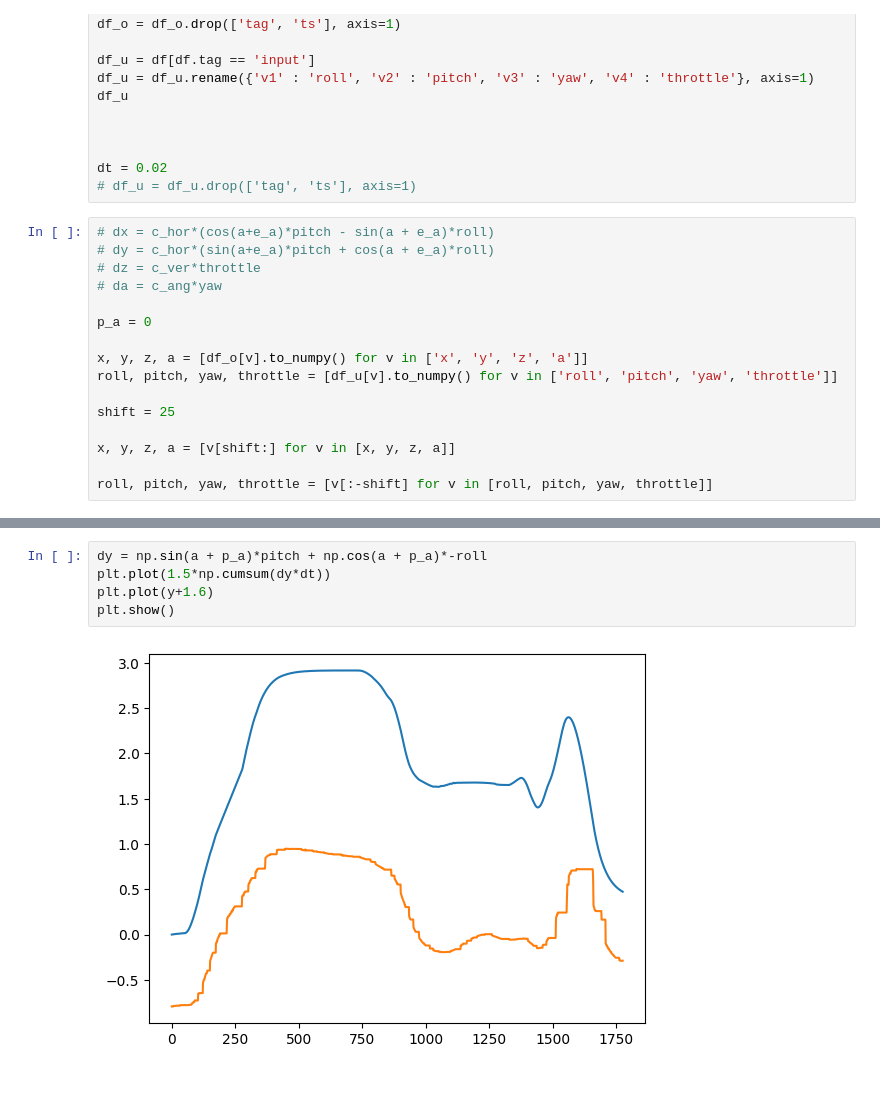
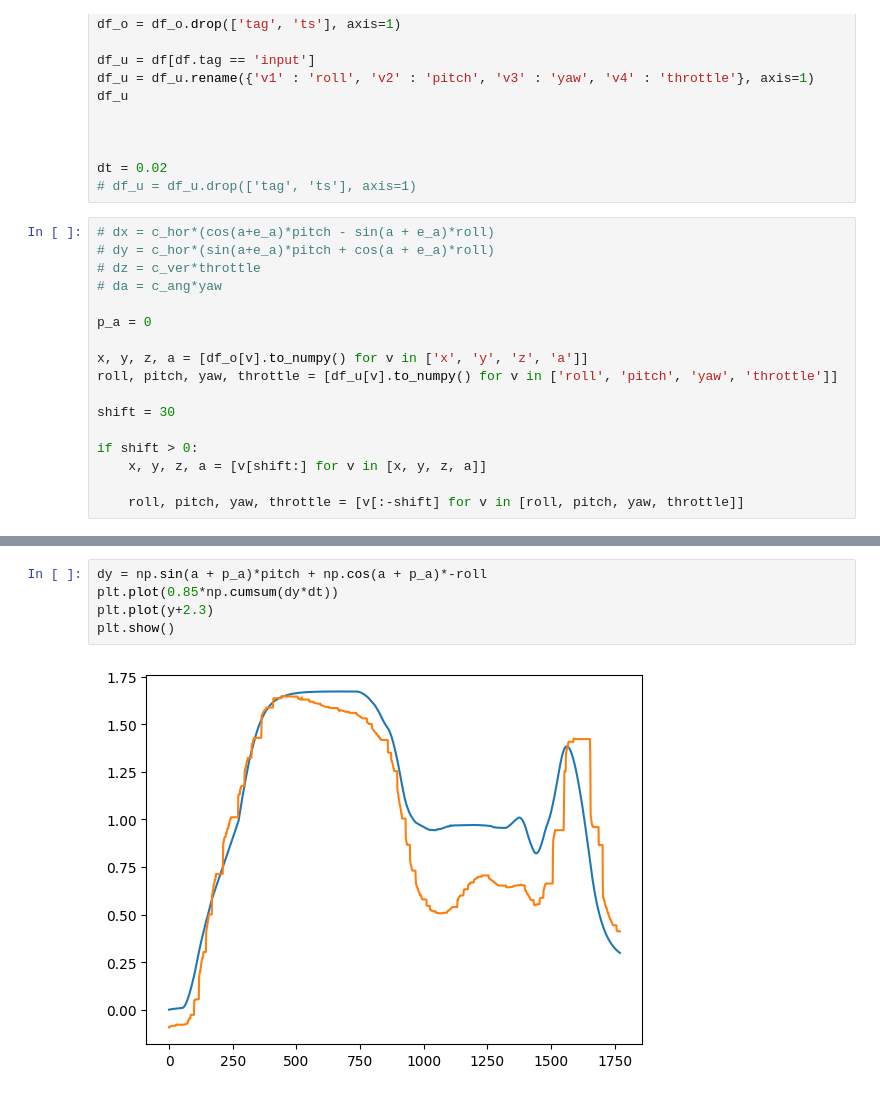
Before and after one commit to svrc-jan/master-thesis, a Jupyter notebook: tools/plot_traject.ipynb, the cells around one changed output, grey strips where cells are left out. Saved outputs shown, nothing was run; the diff lists cells and outputs as text.

```diff
--- a/tools/plot_traject.ipynb
+++ b/tools/plot_traject.ipynb
@@ -35,11 +35,12 @@ p_a = 0
 x, y, z, a = [df_o[v].to_numpy() for v in ['x', 'y', 'z', 'a']]
 roll, pitch, yaw, throttle = [df_u[v].to_numpy() for v in ['roll', 'pitch', 'yaw', 'throttle']]
 
-shift = 25
+shift = 30
 
-x, y, z, a = [v[shift:] for v in [x, y, z, a]]
+if shift > 0:
+	x, y, z, a = [v[shift:] for v in [x, y, z, a]]
 
-roll, pitch, yaw, throttle = [v[:-shift] for v in [roll, pitch, yaw, throttle]]
+	roll, pitch, yaw, throttle = [v[:-shift] for v in [roll, pitch, yaw, throttle]]
 # %%
 dx = np.cos(a + p_a)*pitch - np.sin(a + p_a)*-roll
 plt.plot(1.5*np.cumsum(dx*dt))
@@ -50,8 +51,8 @@ plt.show()
 # %%
 dy = np.sin(a + p_a)*pitch + np.cos(a + p_a)*-roll
-plt.plot(1.5*np.cumsum(dy*dt))
-plt.plot(y+1.6)
+plt.plot(0.85*np.cumsum(dy*dt))
+plt.plot(y+2.3)
 plt.show()
 # %% [output]
-[figure, old version]
+[figure, new version]
 # %%
```
Also changed, not shown: parts of 3 cells of this notebook, 12 other files.
